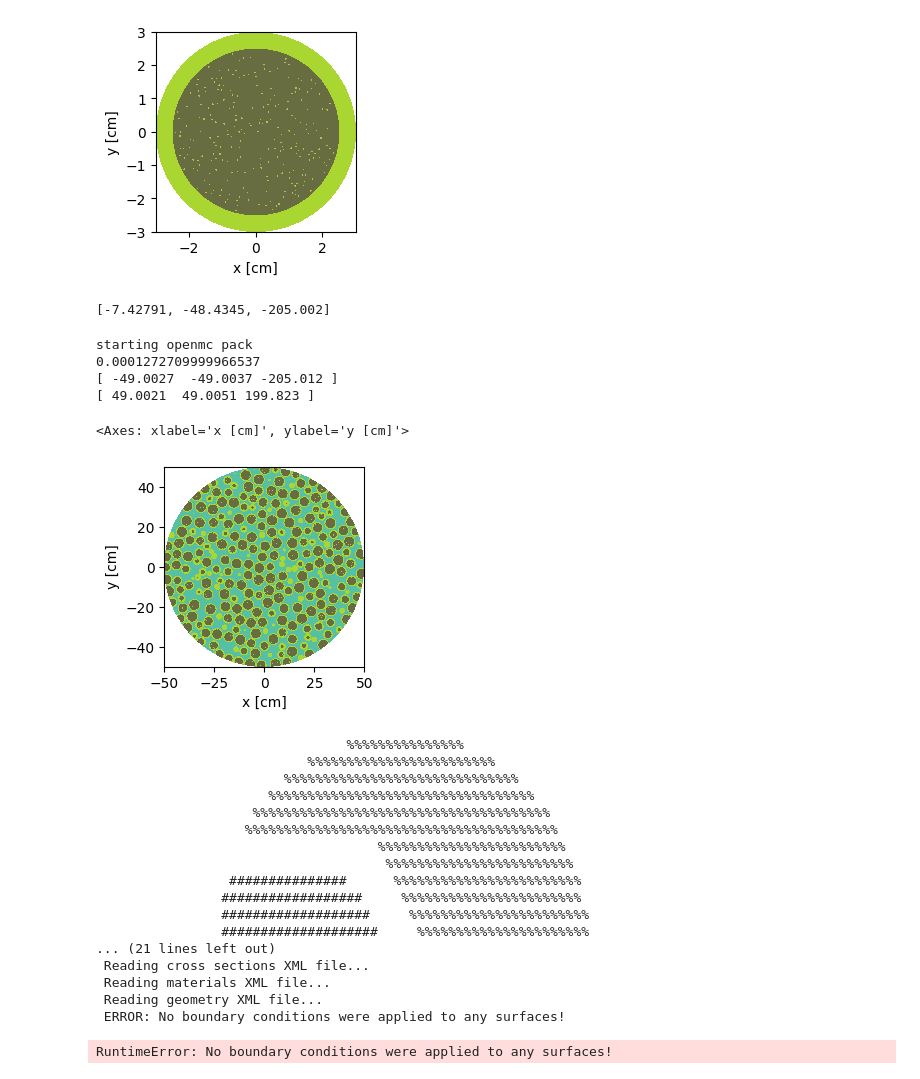
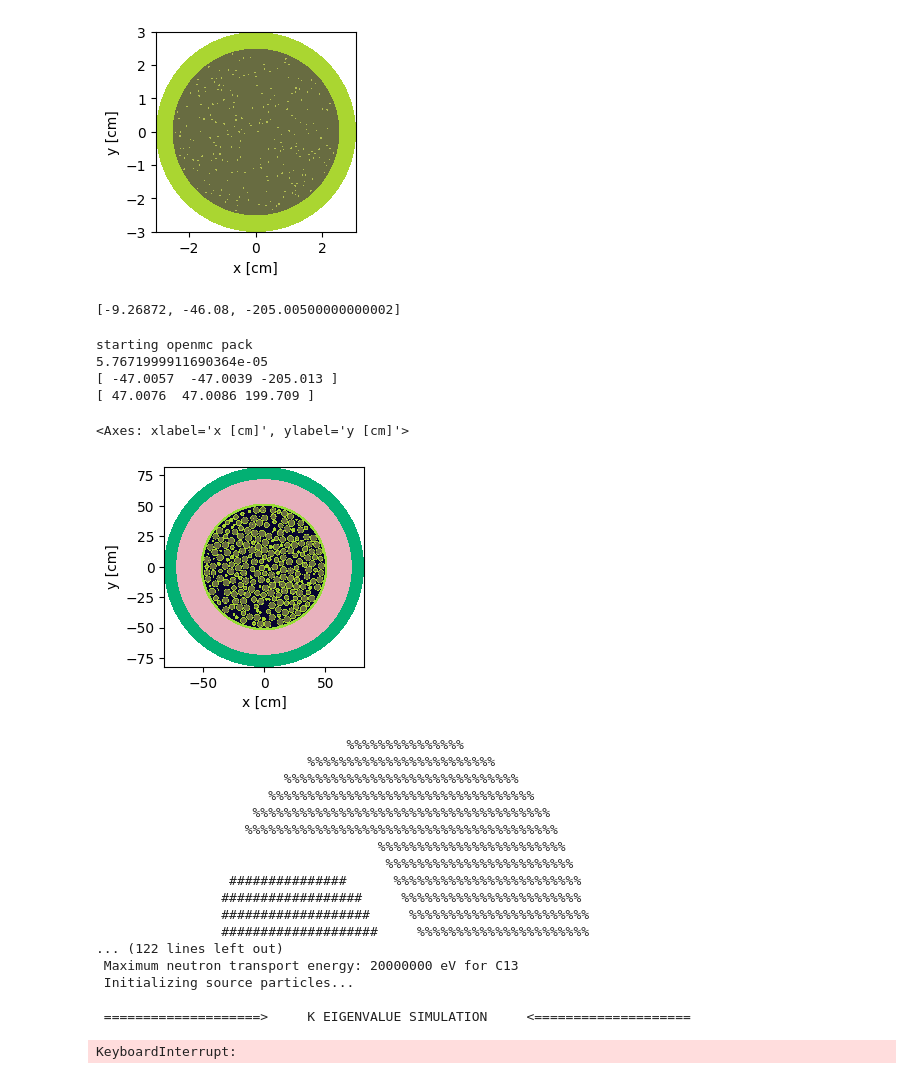
Before and after one commit to ceserz2/2025-pequette-snfpebbles, a Jupyter notebook: code/updated_cask_fill.ipynb, the cells around one changed output. Drawn from its saved outputs; the diff is of its cells as text; code cells hidden in the pictures.

```diff
--- a/code/updated_cask_fill.ipynb
+++ b/code/updated_cask_fill.ipynb
@@ -185,7 +185,7 @@ pebble_univ.plot()
 #code to get the location data for the individual fuel pebbles!!!!!
 results = []
 new_row = []
-with open("position for pebbles/1day_run_final_positions.csv") as csvfile:
+with open("position for pebbles/settlephase_final_positions.csv") as csvfile:
     reader = csv.reader(csvfile, quoting=csv.QUOTE_NONNUMERIC) # change contents to floats
     for row in reader: # each row is a list
         results.append(row)
@@ -200,7 +200,7 @@ scalar_value = 100
 multiplied_list = multiply_list_by_scalar(my_list, scalar_value)
 multiplied_list[0]
 # %% [output]
-[-7.42791, -48.4345, -205.002]
+[-9.26872, -46.08, -205.00500000000002]
 # %%
 print("starting openmc pack")
 start_time = time.perf_counter()
@@ -226,9 +226,9 @@ core_lattice = openmc.model.create_triso_lattice(
 inner_core.fill=core_lattice
 # %% [output]
 starting openmc pack
-0.0001272709999966537
-[ -49.0027  -49.0037 -205.012 ]
-[ 49.0021  49.0051 199.823 ]
+5.7671999911690364e-05
+[ -47.0057  -47.0039 -205.013 ]
+[ 47.0076  47.0086 199.709 ]
 # %%
 #AGAIN, looking at adding material surrounding the core (or our cask)
 
@@ -260,11 +260,11 @@ xm19_outer = -xm19_sides & -xm19_top & +xm19_bot
 xm19_cask_bounds = xm19_outer | active_core_bound
 impact = openmc.Cell(region = xm19_cask_bounds, fill = xm19)
 # %%
-universe = openmc.Universe(cells={[inner_core],[inner],[concrete],[impact]})
+universe = openmc.Universe(cells=[inner_core,inner,concrete,impact])
 universe.plot()
 # %% [output]
 <Axes: xlabel='x [cm]', ylabel='y [cm]'>
-[figure, old version]
+[figure, new version]
 # %%
 geometry = openmc.Geometry(universe)
 geometry.export_to_xml()
@@ -274,18 +274,13 @@ openmc.Materials(materials).export_to_xml()
 
 batches = 100
 inactive = 10
-particles = 5000
+particles = 50
 
 settings_file = openmc.Settings()
 settings_file.batches = batches
 settings_file.inactive = inactive
 settings_file.particles = particles
 settings_file.output = {'tallies': True}
-
-bounds = [-5, -5, -0.63, 5, 5, 0.63]
-uniform_dist = openmc.stats.Box(bounds[:3], bounds[3:])
-settings_file.source = openmc.IndependentSource(space=uniform_dist, constraints={"fissionable": True})
-
 settings_file.export_to_xml()
 openmc.run()
 # %% [output]
@@ -301,9 +296,9 @@ openmc.run()
                 ##################     %%%%%%%%%%%%%%%%%%%%%%%
                 ###################     %%%%%%%%%%%%%%%%%%%%%%%
                 ####################     %%%%%%%%%%%%%%%%%%%%%%
-... (21 lines left out)
- Reading cross sections XML file...
- Reading materials XML file...
- Reading geometry XML file...
- ERROR: No boundary conditions were applied to any surfaces!
+... (122 lines left out)
+ Maximum neutron transport energy: 20000000 eV for C13
+ Initializing source particles...
+
+ ====================>     K EIGENVALUE SIMULATION     <====================
-RuntimeError: No boundary conditions were applied to any surfaces!
+KeyboardInterrupt:
```
Also changed, not shown: 5 other files.
